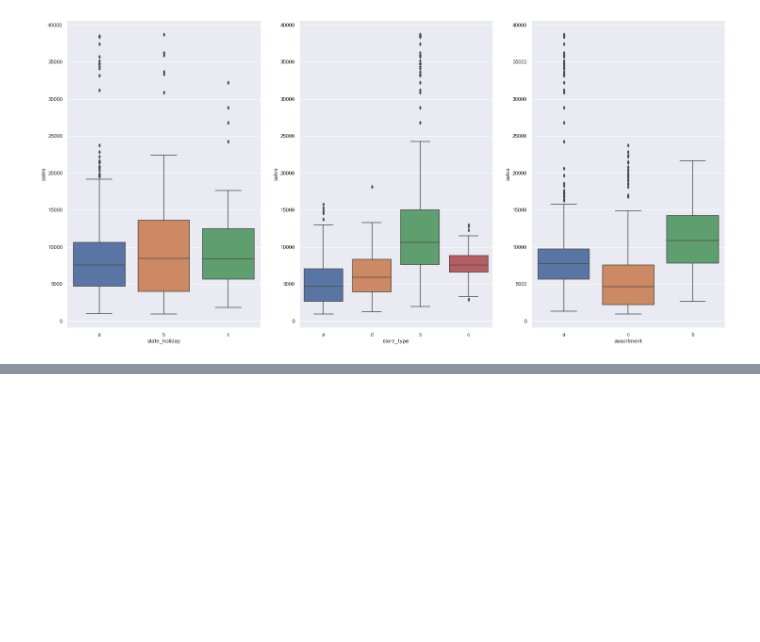
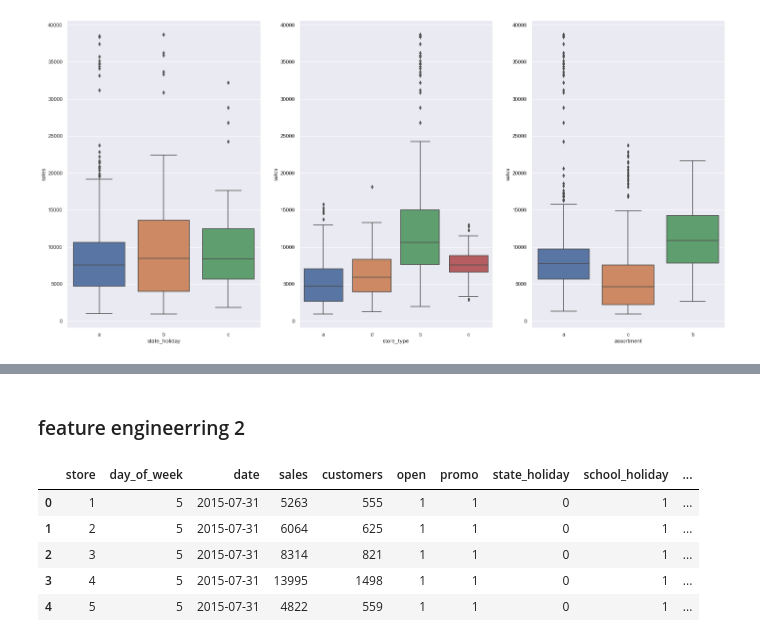
Before and after one commit to Rodpythondev/rossmann-previsao-vendas, a Jupyter notebook: rosmann-previsao-vendas.ipynb, the cells around one changed output, grey strips where cells are left out. Saved outputs shown, nothing was run; the diff lists cells and outputs as text; code cells hidden in the pictures; blank space fills up the shorter version.

```diff
--- a/rosmann-previsao-vendas.ipynb
+++ b/rosmann-previsao-vendas.ipynb
@@ -272,0 +300,33 @@ sns.boxplot(x='assortment', y='sales', data=aux1)
+# %% [markdown]
+### feature engineerring 2
+# %%
+df2 = df1.copy()
+# %%
+# year
+df2['year'] = df2['date'].dt.year
+# month
+df2['month'] = df2['date'].dt.month
+# day
+df2['day'] = df2['date'].dt.day
+# week of year
+df2['week_of_year'] = df2['date'].dt.isocalendar().week
+# year week
+df2['year_week'] = df2['date'].dt.strftime('%Y-%W')
+# concorrencia
+df2['competition_open_since_year'] = df2['competition_open_since_year'].astype(str)
+df2['competition_open_since_month'] = df2['competition_open_since_month'].astype(str)
+df2['competition_since'] =  df2.apply(lambda x: x['competition_open_since_year']+'-'+x['competition_open_since_month']+'-'+'1', axis=1)
+df2['competition_since'] = pd.to_datetime(df2['competition_since'])
+df2['competition_time_month'] = ((df2['date'] - df2['competition_since']) /30).apply(lambda x: x.days)
+# promocao
+# assortment
+# feriados
+# %%
+df2.head()
+# %% [output]
+|  | store | day_of_week | date | sales | customers | open | promo | state_holiday | school_holiday | ... |
+| 0 | 1 | 5 | 2015-07-31 | 5263 | 555 | 1 | 1 | 0 | 1 | ... |
+| 1 | 2 | 5 | 2015-07-31 | 6064 | 625 | 1 | 1 | 0 | 1 | ... |
+| 2 | 3 | 5 | 2015-07-31 | 8314 | 821 | 1 | 1 | 0 | 1 | ... |
+| 3 | 4 | 5 | 2015-07-31 | 13995 | 1498 | 1 | 1 | 0 | 1 | ... |
+| 4 | 5 | 5 | 2015-07-31 | 4822 | 559 | 1 | 1 | 0 | 1 | ... |
```
Also changed, not shown: parts of 15 cells of this notebook, 2 other files.
